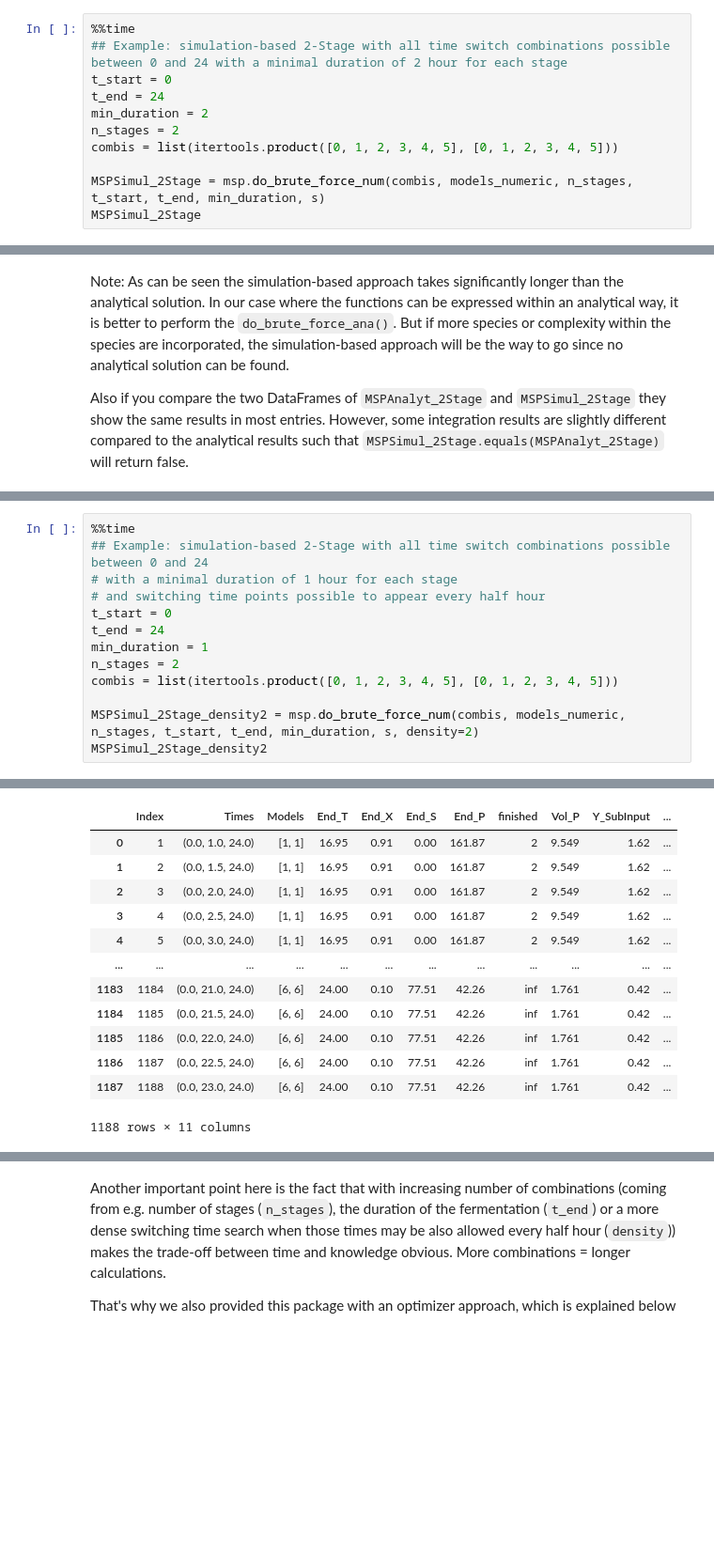
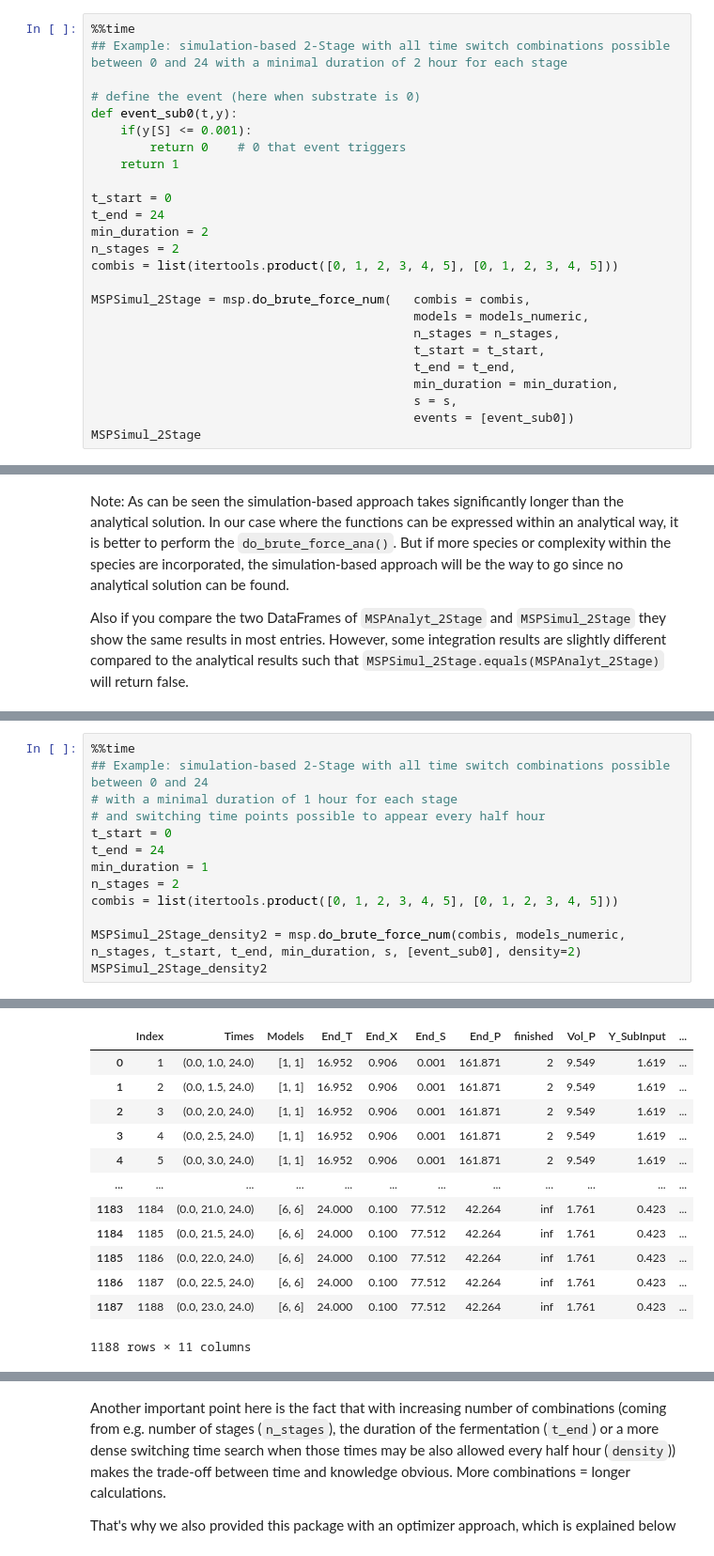
Before and after one commit to klamt-lab/OptMSP, a Jupyter notebook: OptMSP_MainFunctions.ipynb, the cells around one changed output, grey strips where cells are left out. Shown at 94% size. Saved outputs shown, nothing was run; the diff lists cells and outputs as text; blank space fills up the shorter version.

```diff
--- a/OptMSP_MainFunctions.ipynb
+++ b/OptMSP_MainFunctions.ipynb
@@ -134,12 +140,26 @@ Wall time: 89.5 ms
 # %%
 %%time
 ## Example: simulation-based 2-Stage with all time switch combinations possible between 0 and 24 with a minimal duration of 2 hour for each stage
+
+# define the event (here when substrate is 0)
+def event_sub0(t,y):
+    if(y[S] <= 0.001):
+        return 0    # 0 that event triggers
+    return 1
+
 t_start = 0
 t_end = 24
 min_duration = 2
 n_stages = 2
 combis = list(itertools.product([0, 1, 2, 3, 4, 5], [0, 1, 2, 3, 4, 5]))
 
-MSPSimul_2Stage = msp.do_brute_force_num(combis, models_numeric, n_stages, t_start, t_end, min_duration, s)
+MSPSimul_2Stage = msp.do_brute_force_num(   combis = combis,
+                                            models = models_numeric,
+                                            n_stages = n_stages,
+                                            t_start = t_start,
+                                            t_end = t_end,
+                                            min_duration = min_duration,
+                                            s = s,
+                                            events = [event_sub0])
 MSPSimul_2Stage
 # %% [output]
@@ -229,6 +249,6 @@ min_duration = 1
 n_stages = 2
 combis = list(itertools.product([0, 1, 2, 3, 4, 5], [0, 1, 2, 3, 4, 5]))
 
-MSPSimul_2Stage_density2 = msp.do_brute_force_num(combis, models_numeric, n_stages, t_start, t_end, min_duration, s, density=2)
+MSPSimul_2Stage_density2 = msp.do_brute_force_num(combis, models_numeric, n_stages, t_start, t_end, min_duration, s, [event_sub0], density=2)
 MSPSimul_2Stage_density2
 # %% [output]
@@ -237,15 +257,15 @@ Wall time: 4min 52s
 |  | Index | Times | Models | End_T | End_X | End_S | End_P | finished | Vol_P | Y_SubInput | ... |
-| 0 | 1 | (0.0, 1.0, 24.0) | [1, 1] | 16.95 | 0.91 | 0.00 | 161.87 | 2 | 9.549 | 1.62 | ... |
-| 1 | 2 | (0.0, 1.5, 24.0) | [1, 1] | 16.95 | 0.91 | 0.00 | 161.87 | 2 | 9.549 | 1.62 | ... |
-| 2 | 3 | (0.0, 2.0, 24.0) | [1, 1] | 16.95 | 0.91 | 0.00 | 161.87 | 2 | 9.549 | 1.62 | ... |
-| 3 | 4 | (0.0, 2.5, 24.0) | [1, 1] | 16.95 | 0.91 | 0.00 | 161.87 | 2 | 9.549 | 1.62 | ... |
-| 4 | 5 | (0.0, 3.0, 24.0) | [1, 1] | 16.95 | 0.91 | 0.00 | 161.87 | 2 | 9.549 | 1.62 | ... |
+| 0 | 1 | (0.0, 1.0, 24.0) | [1, 1] | 16.952 | 0.906 | 0.001 | 161.871 | 2 | 9.549 | 1.619 | ... |
+| 1 | 2 | (0.0, 1.5, 24.0) | [1, 1] | 16.952 | 0.906 | 0.001 | 161.871 | 2 | 9.549 | 1.619 | ... |
+| 2 | 3 | (0.0, 2.0, 24.0) | [1, 1] | 16.952 | 0.906 | 0.001 | 161.871 | 2 | 9.549 | 1.619 | ... |
+| 3 | 4 | (0.0, 2.5, 24.0) | [1, 1] | 16.952 | 0.906 | 0.001 | 161.871 | 2 | 9.549 | 1.619 | ... |
+| 4 | 5 | (0.0, 3.0, 24.0) | [1, 1] | 16.952 | 0.906 | 0.001 | 161.871 | 2 | 9.549 | 1.619 | ... |
 | ... | ... | ... | ... | ... | ... | ... | ... | ... | ... | ... | ... |
-| 1183 | 1184 | (0.0, 21.0, 24.0) | [6, 6] | 24.00 | 0.10 | 77.51 | 42.26 | inf | 1.761 | 0.42 | ... |
-| 1184 | 1185 | (0.0, 21.5, 24.0) | [6, 6] | 24.00 | 0.10 | 77.51 | 42.26 | inf | 1.761 | 0.42 | ... |
-| 1185 | 1186 | (0.0, 22.0, 24.0) | [6, 6] | 24.00 | 0.10 | 77.51 | 42.26 | inf | 1.761 | 0.42 | ... |
-| 1186 | 1187 | (0.0, 22.5, 24.0) | [6, 6] | 24.00 | 0.10 | 77.51 | 42.26 | inf | 1.761 | 0.42 | ... |
-| 1187 | 1188 | (0.0, 23.0, 24.0) | [6, 6] | 24.00 | 0.10 | 77.51 | 42.26 | inf | 1.761 | 0.42 | ... |
+| 1183 | 1184 | (0.0, 21.0, 24.0) | [6, 6] | 24.000 | 0.100 | 77.512 | 42.264 | inf | 1.761 | 0.423 | ... |
+| 1184 | 1185 | (0.0, 21.5, 24.0) | [6, 6] | 24.000 | 0.100 | 77.512 | 42.264 | inf | 1.761 | 0.423 | ... |
+| 1185 | 1186 | (0.0, 22.0, 24.0) | [6, 6] | 24.000 | 0.100 | 77.512 | 42.264 | inf | 1.761 | 0.423 | ... |
+| 1186 | 1187 | (0.0, 22.5, 24.0) | [6, 6] | 24.000 | 0.100 | 77.512 | 42.264 | inf | 1.761 | 0.423 | ... |
+| 1187 | 1188 | (0.0, 23.0, 24.0) | [6, 6] | 24.000 | 0.100 | 77.512 | 42.264 | inf | 1.761 | 0.423 | ... |
 1188 rows × 11 columns
 # %%
 %%time
```
Also changed, not shown: parts of 42 cells of this notebook, 4 other files.
